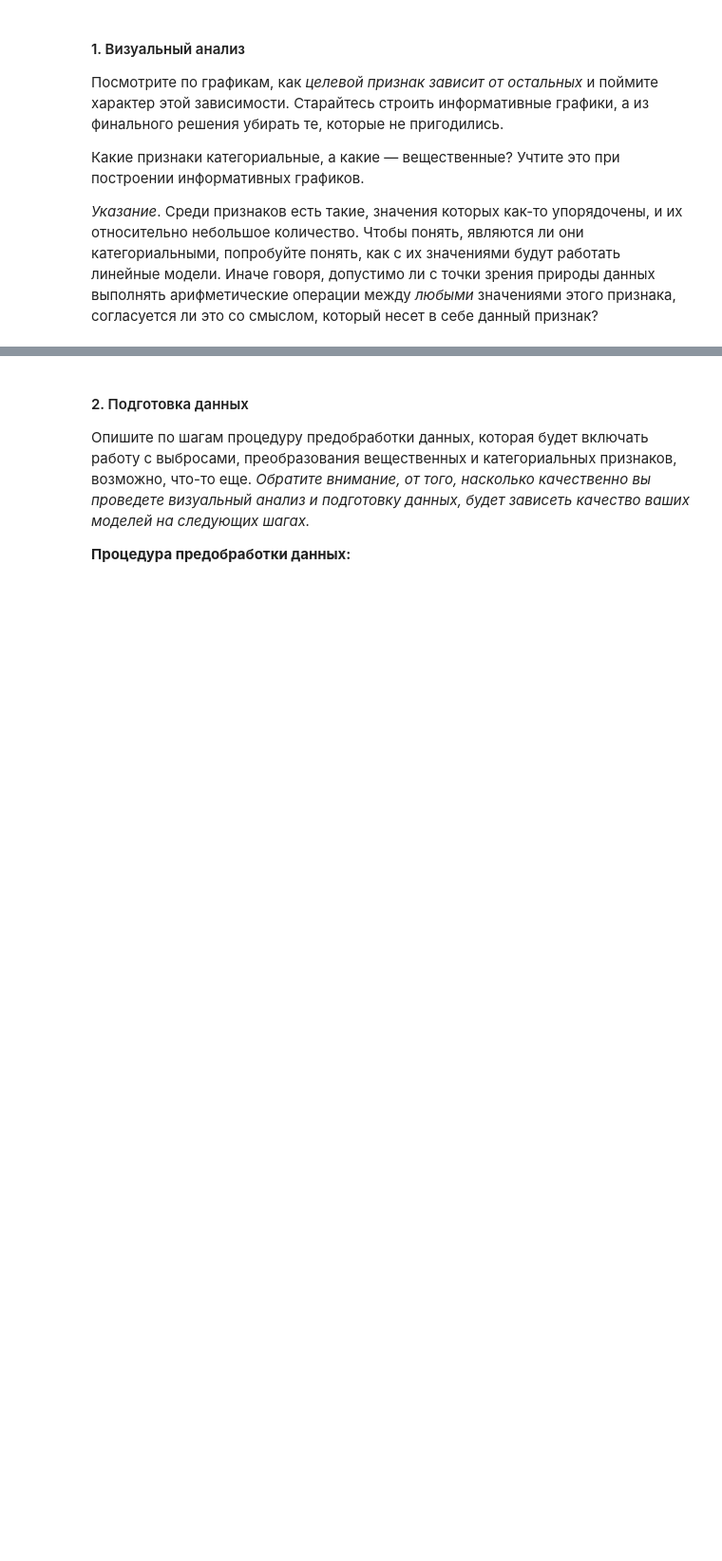
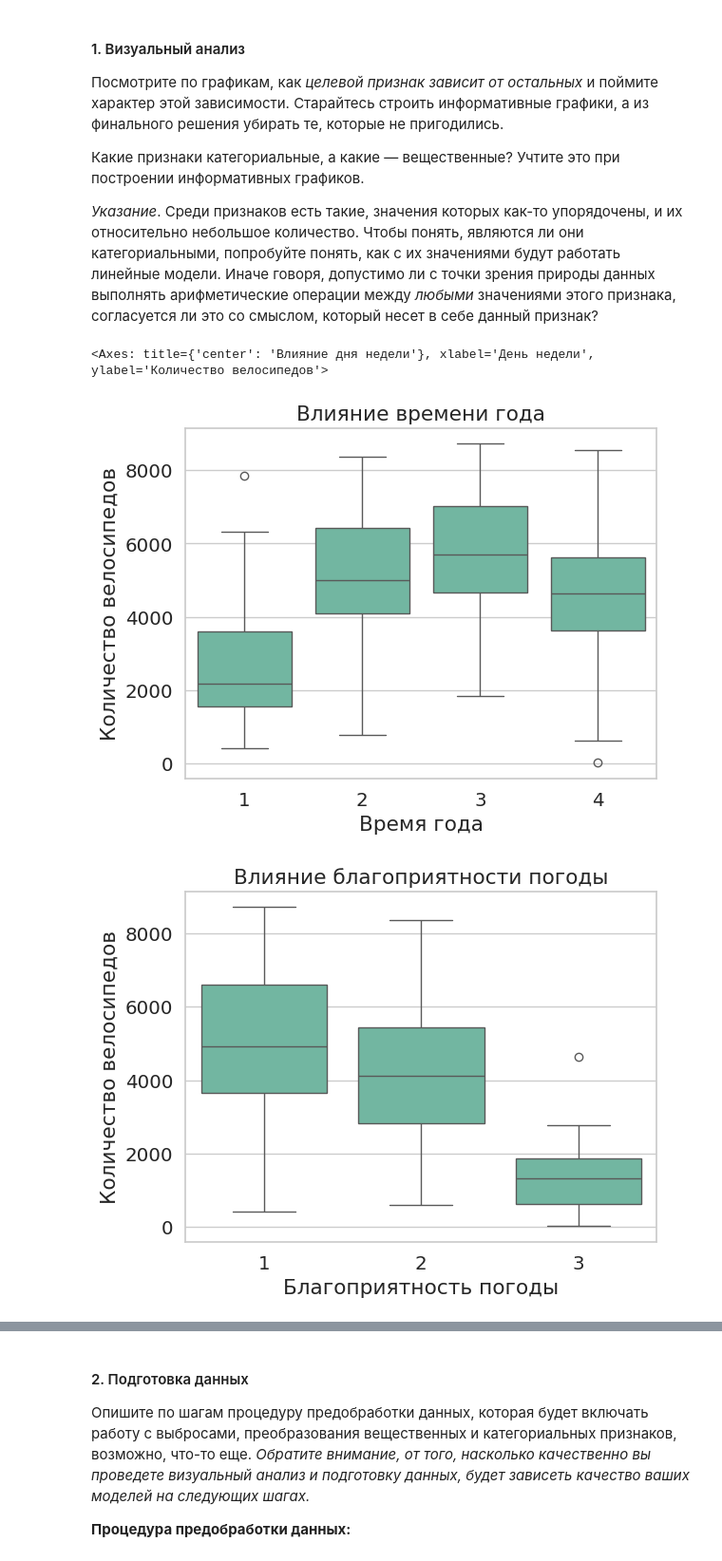
Before and after one commit to andreykirkicha/DataAnalysis_MIPT-course, a Jupyter notebook: Work_03/task3.ipynb, the cells around one changed output, grey strips where cells are left out. Shown at 95% size. Drawn from its saved outputs; the diff is of its cells as text; code cells hidden in the pictures; blank space fills up the shorter version.

Commit message:
Some tasks completed

```diff
--- a/Work_03/task3.ipynb
+++ b/Work_03/task3.ipynb
@@ -115,6 +136,18 @@ $$Y_i = \theta x_i + \varepsilon_i,$$
 ---
 
 Скачайте данные, загрузите их с помощью `pandas` и разделите на обучающую и тестовую части в соотношении 4:1. Далее всю аналитику необходимо проводить только на обучающей части данных.
+# %%
+# Загружаем данные
+data = pd.read_csv('Task_2/day.csv', index_col=0)
+
+# Разделяем на обучающую и тестовую части
+train = data.sample(frac=0.8, random_state=200)
+test = data.drop(train.index)
+
+# Указываем вещественные, категориальные и целевые признаки
+real_features = ['temp', 'atemp', 'hum', 'windspeed']
+categorial_features = ['season', 'mnth', 'holiday', 'weekday', 'workingday', 'weathersit']
+target_feature = 'cnt'
 # %% [markdown]
 #### 1. Визуальный анализ
 
@@ -123,3 +156,51 @@ $$Y_i = \theta x_i + \varepsilon_i,$$
 Какие признаки категориальные, а какие &mdash; вещественные? Учтите это при построении информативных графиков.
 
 *Указание*. Среди признаков есть такие, значения которых как-то упорядочены, и их относительно небольшое количество. Чтобы понять, являются ли они категориальными, попробуйте понять, как с их значениями будут работать линейные модели. Иначе говоря, допустимо ли с точки зрения природы данных выполнять арифметические операции между *любыми* значениями этого признака, согласуется ли это со смыслом, который несет в себе данный признак?
+# %%
+plt.figure()
+plt.xlabel('Время года')
+plt.ylabel('Количество велосипедов')
+plt.title('Влияние времени года')
+sns.boxplot(data=train, x='season', y='cnt')
+
+plt.figure()
+plt.xlabel('Благоприятность погоды')
+plt.ylabel('Количество велосипедов')
+plt.title('Влияние благоприятности погоды')
+sns.boxplot(data=train, x='weathersit', y='cnt')
+
+plt.figure()
+plt.xlabel('Месяц')
+plt.ylabel('Количество велосипедов')
+plt.title('Влияние месяца')
+sns.boxplot(data=train, x='mnth', y='cnt')
+
+plt.figure()
+plt.xlabel('Рабочие/выходные дни')
+plt.ylabel('Количество велосипедов')
+plt.title('Влияние рабочего/выходного дня')
+sns.boxplot(data=train, x='workingday', y='cnt')
+
+temp_cnt = train[['temp', 'cnt']].sort_values('temp')
+plt.figure()
+plt.xlabel('Темература')
+plt.ylabel('Количество велосипедов')
+plt.title('Влияние температуры')
+plt.scatter(temp_cnt['temp'], temp_cnt['cnt'])
+
+atemp_cnt = train[['atemp', 'cnt']].sort_values('atemp')
+plt.figure()
+plt.xlabel('Ощущаемая темература')
+plt.ylabel('Количество велосипедов')
+plt.title('Влияние ощущаемой температуры')
+plt.scatter(atemp_cnt['atemp'], atemp_cnt['cnt'])
+
+plt.figure()
+plt.xlabel('День недели')
+plt.ylabel('Количество велосипедов')
+plt.title('Влияние дня недели')
+sns.boxplot(data=train, x='weekday', y='cnt')
+# %% [output]
+<Axes: title={'center': 'Влияние дня недели'}, xlabel='День недели', ylabel='Количество велосипедов'>
+[figure, added]
+[figure, added]
```
Also changed, not shown: parts of 33 cells of this notebook.
